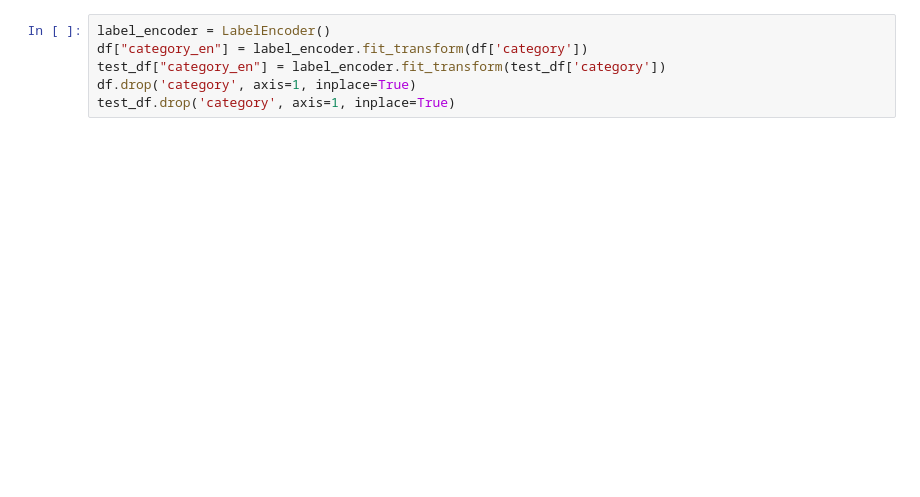
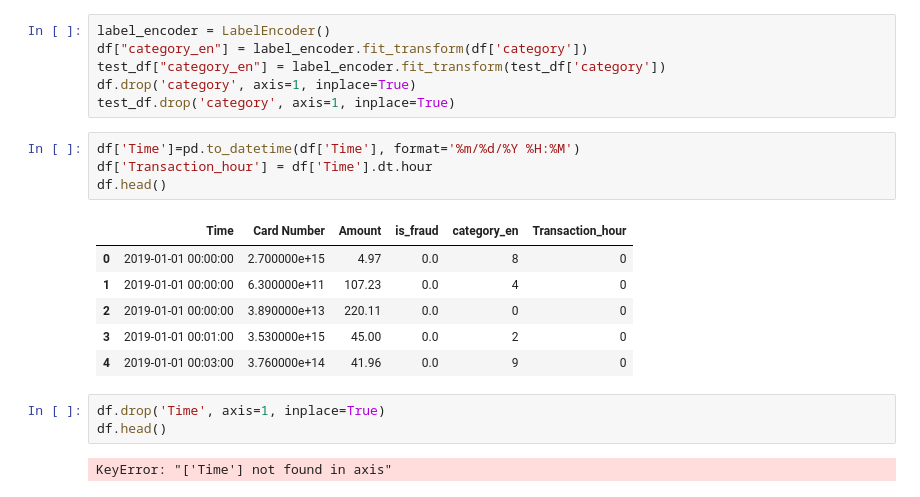
Before and after one commit to OmarKhaled04/FraudDetection, a Jupyter notebook: FraudDetection.ipynb, the cells around one changed output. Saved outputs shown, nothing was run; the diff lists cells and outputs as text; blank space fills up the shorter version.

```diff
--- a/FraudDetection.ipynb
+++ b/FraudDetection.ipynb
@@ -31,3 +77,19 @@ df["category_en"] = label_encoder.fit_transform(df['category'])
 test_df["category_en"] = label_encoder.fit_transform(test_df['category'])
 df.drop('category', axis=1, inplace=True)
 test_df.drop('category', axis=1, inplace=True)
+# %%
+df['Time']=pd.to_datetime(df['Time'], format='%m/%d/%Y %H:%M')
+df['Transaction_hour'] = df['Time'].dt.hour
+df.head()
+# %% [output]
+|  | Time | Card Number | Amount | is_fraud | category_en | Transaction_hour |
+| 0 | 2019-01-01 00:00:00 | 2.700000e+15 | 4.97 | 0.0 | 8 | 0 |
+| 1 | 2019-01-01 00:00:00 | 6.300000e+11 | 107.23 | 0.0 | 4 | 0 |
+| 2 | 2019-01-01 00:00:00 | 3.890000e+13 | 220.11 | 0.0 | 0 | 0 |
+| 3 | 2019-01-01 00:01:00 | 3.530000e+15 | 45.00 | 0.0 | 2 | 0 |
+| 4 | 2019-01-01 00:03:00 | 3.760000e+14 | 41.96 | 0.0 | 9 | 0 |
+# %%
+df.drop('Time', axis=1, inplace=True)
+df.head()
+# %% [output]
+KeyError: "['Time'] not found in axis"
```
Also changed, not shown: parts of 11 cells of this notebook.
